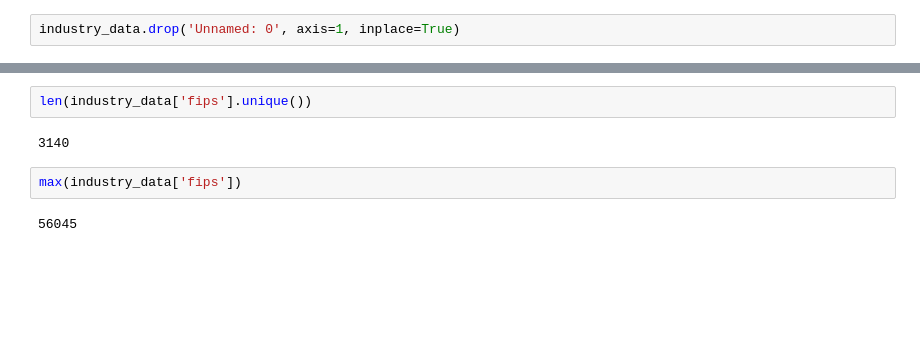
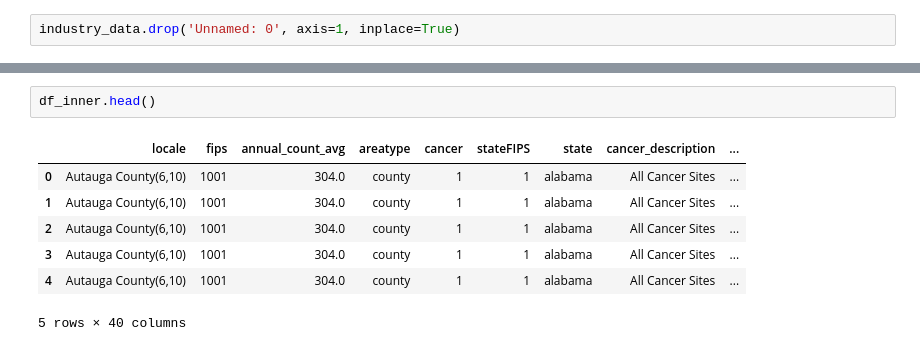
Before and after one commit to Merrel/Cancer-Industry-Dashboard, a Jupyter notebook: feature_analysis/PCA.ipynb, the cells around one changed output, grey strips where cells are left out. Cells and saved outputs as stored; diff of their text form; blank space fills up the shorter version.

```diff
--- a/feature_analysis/PCA.ipynb
+++ b/feature_analysis/PCA.ipynb
@@ -133,8 +207,10 @@ dtype: object
-# %%
-len(industry_data['fips'].unique())
-# %% [output]
-3140
-# %%
-max(industry_data['fips'])
-# %% [output]
-56045
+# %%
+df_inner.head()
+# %% [output]
+|  | locale | fips | annual_count_avg | areatype | cancer | stateFIPS | state | cancer_description | ... |
+| 0 | Autauga County(6,10) | 1001 | 304.0 | county | 1 | 1 | alabama | All Cancer Sites | ... |
+| 1 | Autauga County(6,10) | 1001 | 304.0 | county | 1 | 1 | alabama | All Cancer Sites | ... |
+| 2 | Autauga County(6,10) | 1001 | 304.0 | county | 1 | 1 | alabama | All Cancer Sites | ... |
+| 3 | Autauga County(6,10) | 1001 | 304.0 | county | 1 | 1 | alabama | All Cancer Sites | ... |
+| 4 | Autauga County(6,10) | 1001 | 304.0 | county | 1 | 1 | alabama | All Cancer Sites | ... |
+5 rows × 40 columns
```
Also changed, not shown: parts of 54 cells of this notebook.
